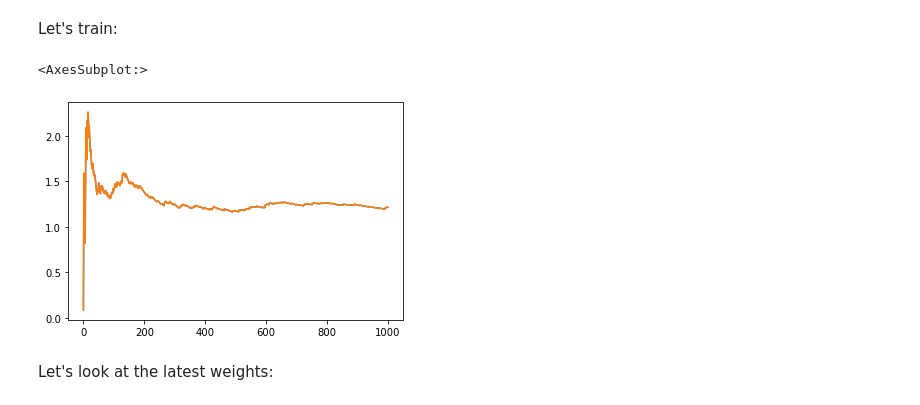
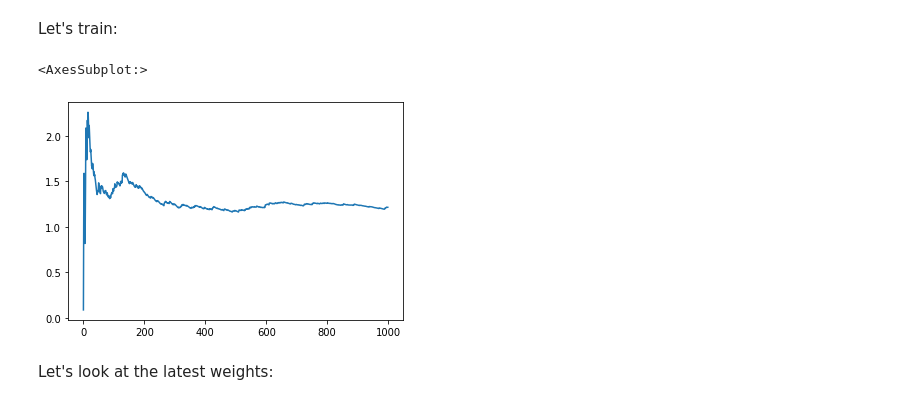
Before and after one commit to eserie/wax-ml, a Jupyter notebook: docs/notebooks/07_Online_Time_Series_Prediction.ipynb, the cells around one changed output. Drawn from its saved outputs; the diff is of its cells as text; code cells hidden in the pictures.

```diff
--- a/docs/notebooks/07_Online_Time_Series_Prediction.ipynb
+++ b/docs/notebooks/07_Online_Time_Series_Prediction.ipynb
@@ -199,16 +200,15 @@ Let's train:
 # %%
 sim = unroll_transform_with_state(learn)
 rng = jax.random.PRNGKey(42)
 eps = jax.random.normal(rng, (1000,))
 
 params, state = sim.init(rng, eps)
 (opt_info), state = sim.apply(params, state, rng, eps)
 
 pd.Series(opt_info.loss).expanding().mean().plot()
-pd.Series(opt_info.opt_loss).expanding().mean().plot()
 # %% [output]
 <AxesSubplot:>
-[figure, old version]
+[figure, new version]
 # %% [markdown]
 Let's look at the latest weights:
 # %%
```
Also changed, not shown: parts of 15 cells of this notebook, 4 other files.
